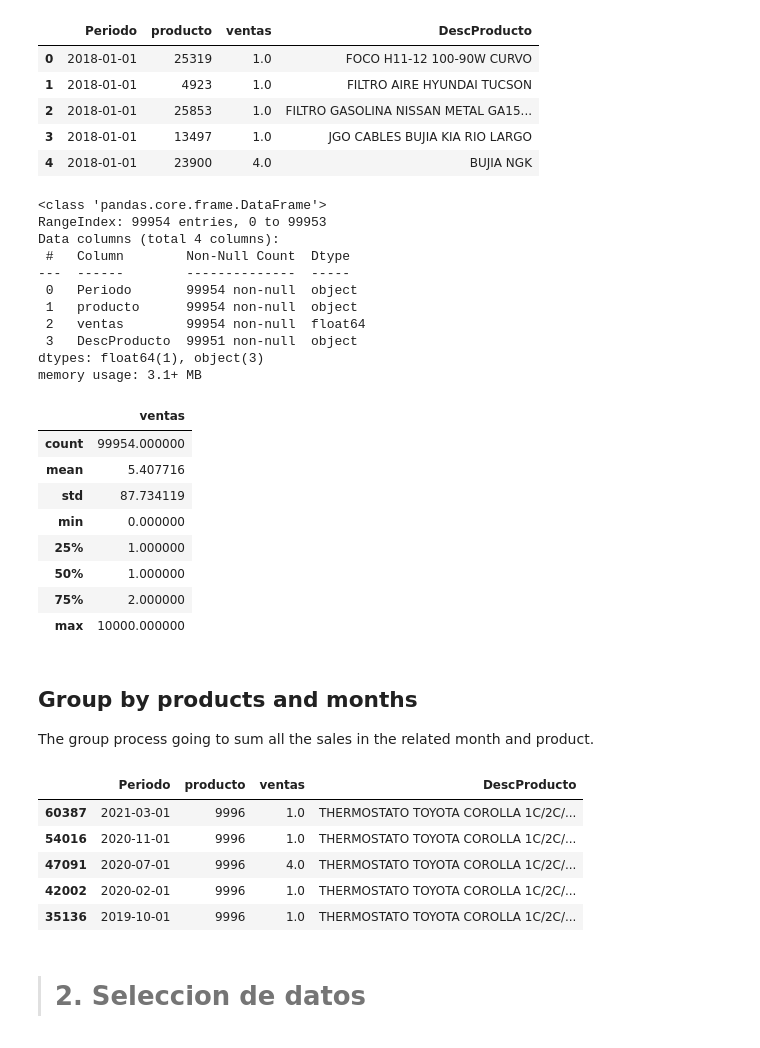
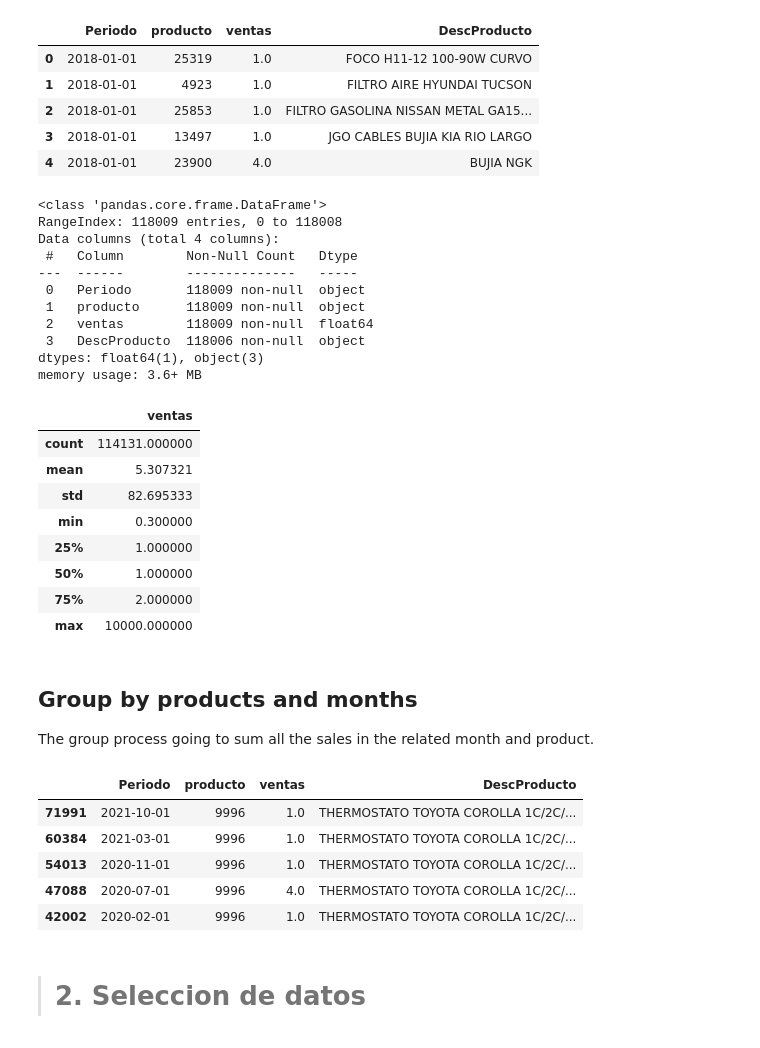
Before and after one commit to DavidCastilloAlvarado/timeseries_optimization, a Jupyter notebook: study_autos/preprocesamiento.ipynb, the cells around one changed output. Saved outputs shown, nothing was run; the diff lists cells and outputs as text; code cells hidden in the pictures.

```diff
--- a/study_autos/preprocesamiento.ipynb
+++ b/study_autos/preprocesamiento.ipynb
@@ -44,7 +44,7 @@ import datetime as dt
 ># 1. Lectura y Formateo de datos
 # %%
 # Leemos los datos
-df = pd.read_csv(f"{DATA_PATH}/Data_Repuestos_2018_2021.csv", header=1,
+df = pd.read_csv(f"{DATA_PATH}/Data_Repuestos_2018_2021_v2.csv",
                        usecols=[' noPeriodo',' idArticulo','CnSalida 2018', ' caDescProduct'],
                        )
 df.head()
@@ -97,26 +97,26 @@ df.head()
 df.info()
 # %% [output]
 <class 'pandas.core.frame.DataFrame'>
-RangeIndex: 99954 entries, 0 to 99953
+RangeIndex: 118009 entries, 0 to 118008
 Data columns (total 4 columns):
- #   Column        Non-Null Count  Dtype
----  ------        --------------  -----
- 0   Periodo       99954 non-null  object
- 1   producto      99954 non-null  object
- 2   ventas        99954 non-null  float64
- 3   DescProducto  99951 non-null  object
+ #   Column        Non-Null Count   Dtype
+---  ------        --------------   -----
+ 0   Periodo       118009 non-null  object
+ 1   producto      118009 non-null  object
+ 2   ventas        118009 non-null  float64
+ 3   DescProducto  118006 non-null  object
 dtypes: float64(1), object(3)
-memory usage: 3.1+ MB
+memory usage: 3.6+ MB
 # %%
 # Solo valores significativos
-df = df.query('ventas >= 0')
+df = df.query('ventas > 0')
 df.describe()
 # %% [output]
 |  | ventas |
-| count | 99954.000000 |
-| mean | 5.407716 |
-| std | 87.734119 |
-| min | 0.000000 |
+| count | 114131.000000 |
+| mean | 5.307321 |
+| std | 82.695333 |
+| min | 0.300000 |
 | 25% | 1.000000 |
 | 50% | 1.000000 |
 | 75% | 2.000000 |
@@ -133,11 +133,11 @@ dfagg = dfagg.sort_values(by=['producto', 'Periodo'], ascending=False)
 dfagg.head()
 # %% [output]
 |  | Periodo | producto | ventas | DescProducto |
-| 60387 | 2021-03-01 | 9996 | 1.0 | THERMOSTATO TOYOTA COROLLA 1C/2C/... |
-| 54016 | 2020-11-01 | 9996 | 1.0 | THERMOSTATO TOYOTA COROLLA 1C/2C/... |
-| 47091 | 2020-07-01 | 9996 | 4.0 | THERMOSTATO TOYOTA COROLLA 1C/2C/... |
+| 71991 | 2021-10-01 | 9996 | 1.0 | THERMOSTATO TOYOTA COROLLA 1C/2C/... |
+| 60384 | 2021-03-01 | 9996 | 1.0 | THERMOSTATO TOYOTA COROLLA 1C/2C/... |
+| 54013 | 2020-11-01 | 9996 | 1.0 | THERMOSTATO TOYOTA COROLLA 1C/2C/... |
+| 47088 | 2020-07-01 | 9996 | 4.0 | THERMOSTATO TOYOTA COROLLA 1C/2C/... |
 | 42002 | 2020-02-01 | 9996 | 1.0 | THERMOSTATO TOYOTA COROLLA 1C/2C/... |
-| 35136 | 2019-10-01 | 9996 | 1.0 | THERMOSTATO TOYOTA COROLLA 1C/2C/... |
 # %%
 # seleccionando productos que se encuentran al menos en el año 2021
 ## de esta manera se podrán realizar predicciones en el futuro.
```
Also changed, not shown: parts of 5 cells of this notebook, 17 other files.
